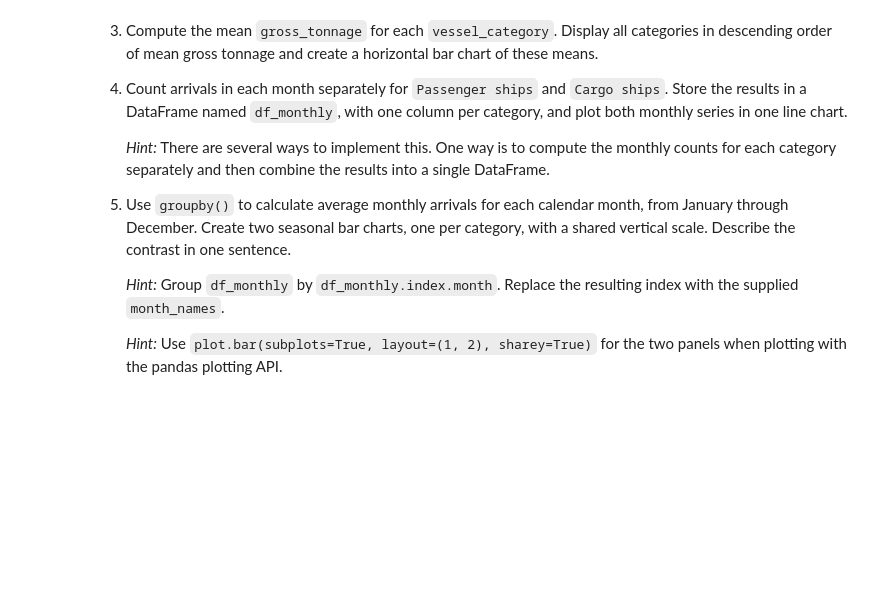
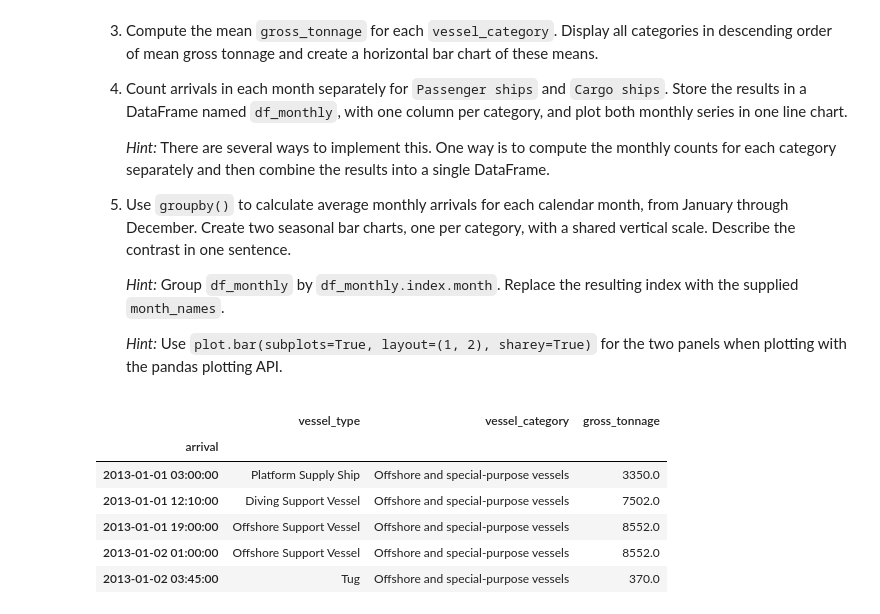
Before and after one commit to falkfrydenlund-creator/TECH2-H26, a Jupyter notebook: workshops/workshop4/workshop4 Falk.ipynb, the cells around one changed output. Cells and saved outputs as stored; diff of their text form; code cells hidden in the pictures; blank space fills up the shorter version.

```diff
--- a/workshops/workshop4/workshop4 Falk.ipynb
+++ b/workshops/workshop4/workshop4 Falk.ipynb
@@ -536,3 +521,13 @@ month_names = [
     'Jan', 'Feb', 'Mar', 'Apr', 'May', 'Jun',
     'Jul', 'Aug', 'Sep', 'Oct', 'Nov', 'Dec',
 ]
+# %%
+df_arrivals.head(5)
+# %% [output]
+|  | vessel_type | vessel_category | gross_tonnage |
+| arrival |  |  |  |
+| 2013-01-01 03:00:00 | Platform Supply Ship | Offshore and special-purpose vessels | 3350.0 |
+| 2013-01-01 12:10:00 | Diving Support Vessel | Offshore and special-purpose vessels | 7502.0 |
+| 2013-01-01 19:00:00 | Offshore Support Vessel | Offshore and special-purpose vessels | 8552.0 |
+| 2013-01-02 01:00:00 | Offshore Support Vessel | Offshore and special-purpose vessels | 8552.0 |
+| 2013-01-02 03:45:00 | Tug | Offshore and special-purpose vessels | 370.0 |
```
Also changed, not shown: parts of 8 cells of this notebook.
